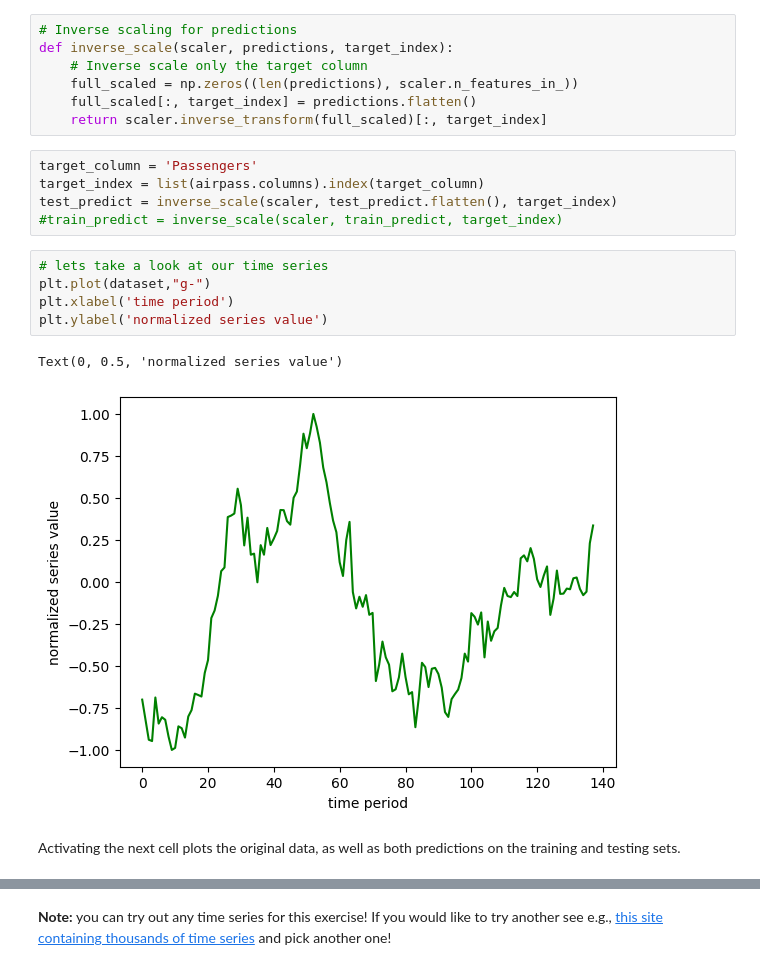
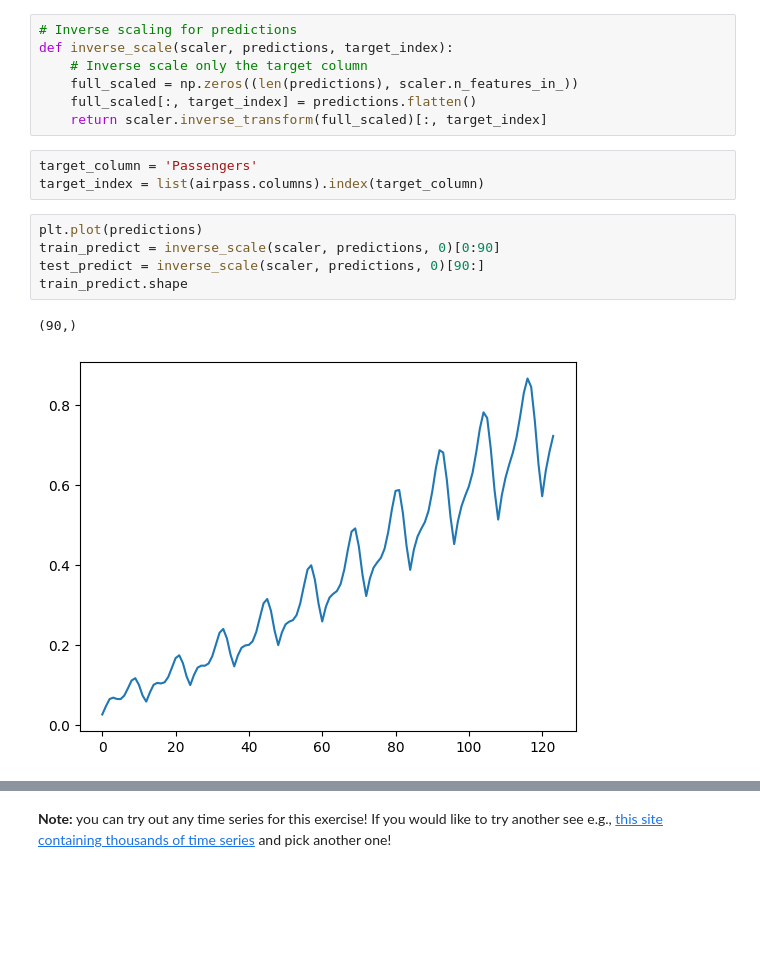
Before and after one commit to matt7salomon/RNN_timeseries_prediction_rollingwindow, a Jupyter notebook: RNN_project-multivariate.ipynb, the cells around one changed output, grey strips where cells are left out. Drawn from its saved outputs; the diff is of its cells as text; blank space fills up the shorter version.

```diff
--- a/RNN_project-multivariate.ipynb
+++ b/RNN_project-multivariate.ipynb
@@ -735,18 +600,14 @@ def inverse_scale(scaler, predictions, target_index):
 # %%
 target_column = 'Passengers'
 target_index = list(airpass.columns).index(target_column)
-test_predict = inverse_scale(scaler, test_predict.flatten(), target_index)
-#train_predict = inverse_scale(scaler, train_predict, target_index)
-# %%
-# lets take a look at our time series
-plt.plot(dataset,"g-")
-plt.xlabel('time period')
-plt.ylabel('normalized series value')
-# %% [output]
-Text(0, 0.5, 'normalized series value')
-[figure, removed]
-# %% [markdown]
-Activating the next cell plots the original data, as well as both predictions on the training and testing sets.
+# %%
+plt.plot(predictions)
+train_predict = inverse_scale(scaler, predictions, 0)[0:90]
+test_predict = inverse_scale(scaler, predictions, 0)[90:]
+train_predict.shape
+# %% [output]
+(90,)
+[figure, added]
 # %%
 ### Plot everything - the original series as well as predictions on training and testing sets
 import matplotlib.pyplot as plt
```
Also changed, not shown: parts of 23 cells of this notebook.
